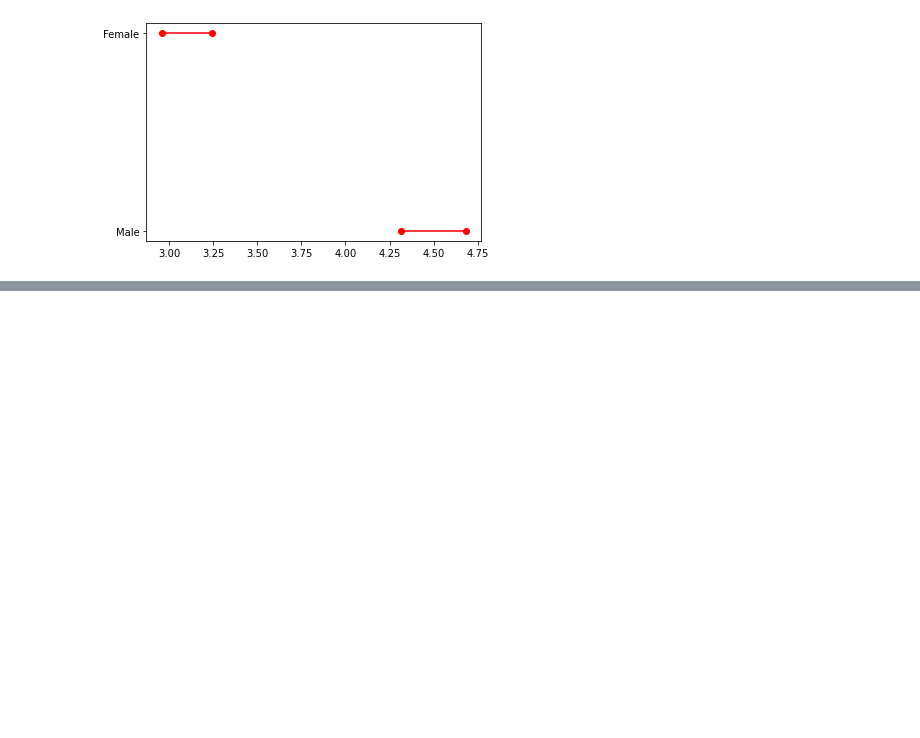
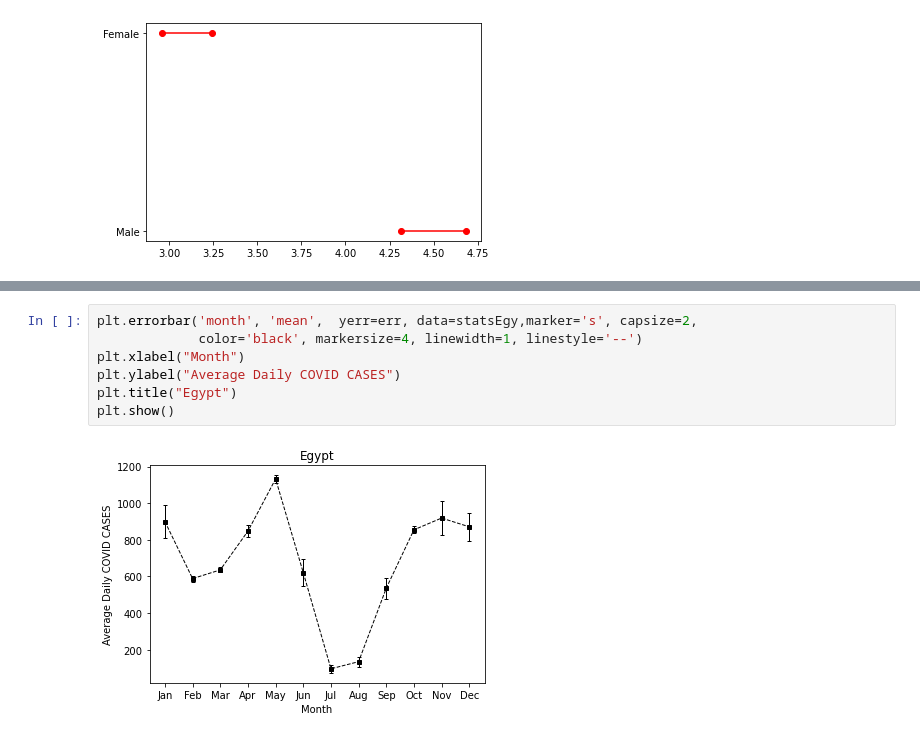
Before and after one commit to malouche/DSC2spring2022, a Jupyter notebook: Solution Practice Sheet 3.ipynb, the cells around one changed output, grey strips where cells are left out. Drawn from its saved outputs; the diff is of its cells as text; blank space fills up the shorter version.

```diff
--- a/Solution Practice Sheet 3.ipynb
+++ b/Solution Practice Sheet 3.ipynb
@@ -535,0 +765,9 @@ plt.yticks(range(len(df_ci)),list(df_ci['Gender']))
+# %%
+plt.errorbar('month', 'mean',  yerr=err, data=statsEgy,marker='s', capsize=2,
+             color='black', markersize=4, linewidth=1, linestyle='--')
+plt.xlabel("Month")
+plt.ylabel("Average Daily COVID CASES")
+plt.title("Egypt")
+plt.show()
+# %% [output]
+[figure, added]
```
Also changed, not shown: parts of 66 cells of this notebook.
